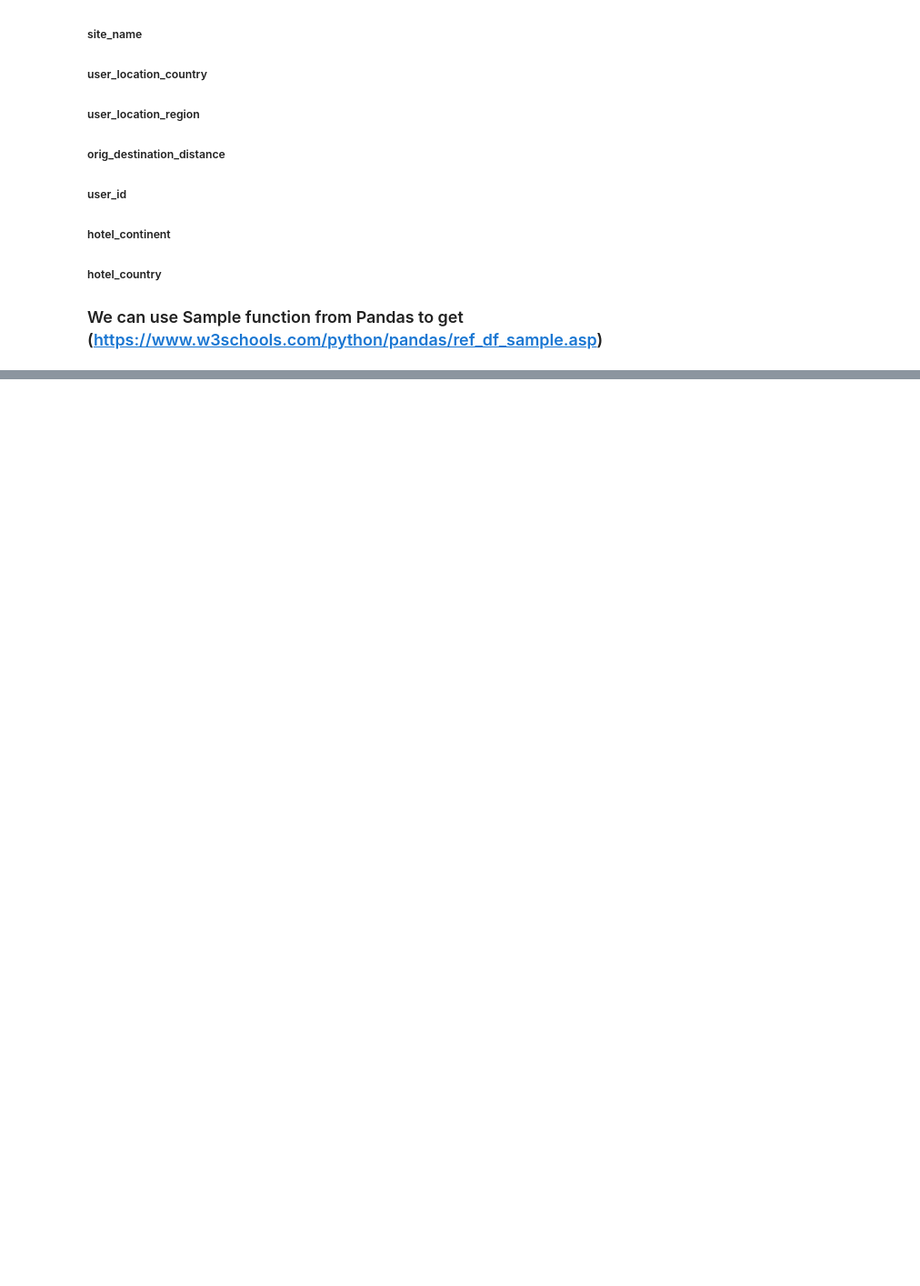
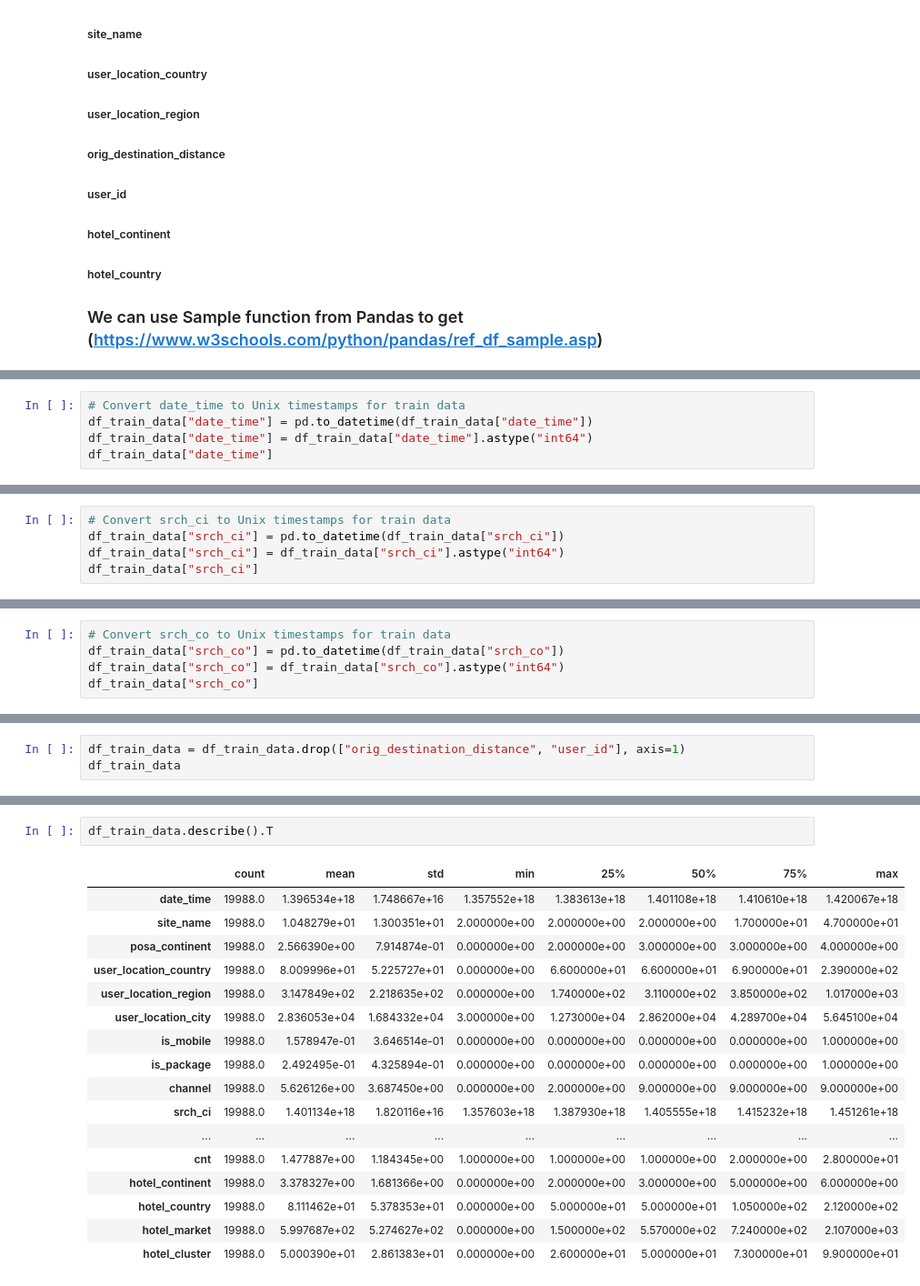
Before and after one commit to ChrisMiething/expedia-team-5, a Jupyter notebook: EDA.ipynb, the cells around one changed output, grey strips where cells are left out. Shown at 91% size. Cells and saved outputs as stored; diff of their text form; blank space fills up the shorter version.

```diff
--- a/EDA.ipynb
+++ b/EDA.ipynb
@@ -102,0 +152,5 @@ Index(['date_time', 'site_name', 'posa_continent', 'user_location_country',
+# %%
+# Convert date_time to Unix timestamps for train data
+df_train_data["date_time"] = pd.to_datetime(df_train_data["date_time"])
+df_train_data["date_time"] = df_train_data["date_time"].astype("int64")
+df_train_data["date_time"]
@@ -102,0 +188,5 @@ Index(['date_time', 'site_name', 'posa_continent', 'user_location_country',
+# %%
+# Convert srch_ci to Unix timestamps for train data
+df_train_data["srch_ci"] = pd.to_datetime(df_train_data["srch_ci"])
+df_train_data["srch_ci"] = df_train_data["srch_ci"].astype("int64")
+df_train_data["srch_ci"]
@@ -102,0 +224,5 @@ Index(['date_time', 'site_name', 'posa_continent', 'user_location_country',
+# %%
+# Convert srch_co to Unix timestamps for train data
+df_train_data["srch_co"] = pd.to_datetime(df_train_data["srch_co"])
+df_train_data["srch_co"] = df_train_data["srch_co"].astype("int64")
+df_train_data["srch_co"]
@@ -102,0 +260,3 @@ Index(['date_time', 'site_name', 'posa_continent', 'user_location_country',
+# %%
+df_train_data = df_train_data.drop(["orig_destination_distance", "user_id"], axis=1)
+df_train_data
@@ -102,0 +334,20 @@ Index(['date_time', 'site_name', 'posa_continent', 'user_location_country',
+# %%
+df_train_data.describe().T
+# %% [output]
+|  | count | mean | std | min | 25% | 50% | 75% | max |
+| date_time | 19988.0 | 1.396534e+18 | 1.748667e+16 | 1.357552e+18 | 1.383613e+18 | 1.401108e+18 | 1.410610e+18 | 1.420067e+18 |
+| site_name | 19988.0 | 1.048279e+01 | 1.300351e+01 | 2.000000e+00 | 2.000000e+00 | 2.000000e+00 | 1.700000e+01 | 4.700000e+01 |
+| posa_continent | 19988.0 | 2.566390e+00 | 7.914874e-01 | 0.000000e+00 | 2.000000e+00 | 3.000000e+00 | 3.000000e+00 | 4.000000e+00 |
+| user_location_country | 19988.0 | 8.009996e+01 | 5.225727e+01 | 0.000000e+00 | 6.600000e+01 | 6.600000e+01 | 6.900000e+01 | 2.390000e+02 |
+| user_location_region | 19988.0 | 3.147849e+02 | 2.218635e+02 | 0.000000e+00 | 1.740000e+02 | 3.110000e+02 | 3.850000e+02 | 1.017000e+03 |
+| user_location_city | 19988.0 | 2.836053e+04 | 1.684332e+04 | 3.000000e+00 | 1.273000e+04 | 2.862000e+04 | 4.289700e+04 | 5.645100e+04 |
+| is_mobile | 19988.0 | 1.578947e-01 | 3.646514e-01 | 0.000000e+00 | 0.000000e+00 | 0.000000e+00 | 0.000000e+00 | 1.000000e+00 |
+| is_package | 19988.0 | 2.492495e-01 | 4.325894e-01 | 0.000000e+00 | 0.000000e+00 | 0.000000e+00 | 0.000000e+00 | 1.000000e+00 |
+| channel | 19988.0 | 5.626126e+00 | 3.687450e+00 | 0.000000e+00 | 2.000000e+00 | 9.000000e+00 | 9.000000e+00 | 9.000000e+00 |
+| srch_ci | 19988.0 | 1.401134e+18 | 1.820116e+16 | 1.357603e+18 | 1.387930e+18 | 1.405555e+18 | 1.415232e+18 | 1.451261e+18 |
+| ... | ... | ... | ... | ... | ... | ... | ... | ... |
+| cnt | 19988.0 | 1.477887e+00 | 1.184345e+00 | 1.000000e+00 | 1.000000e+00 | 1.000000e+00 | 2.000000e+00 | 2.800000e+01 |
+| hotel_continent | 19988.0 | 3.378327e+00 | 1.681366e+00 | 0.000000e+00 | 2.000000e+00 | 3.000000e+00 | 5.000000e+00 | 6.000000e+00 |
+| hotel_country | 19988.0 | 8.111462e+01 | 5.378353e+01 | 0.000000e+00 | 5.000000e+01 | 5.000000e+01 | 1.050000e+02 | 2.120000e+02 |
+| hotel_market | 19988.0 | 5.997687e+02 | 5.274627e+02 | 0.000000e+00 | 1.500000e+02 | 5.570000e+02 | 7.240000e+02 | 2.107000e+03 |
+| hotel_cluster | 19988.0 | 5.000390e+01 | 2.861383e+01 | 0.000000e+00 | 2.600000e+01 | 5.000000e+01 | 7.300000e+01 | 9.900000e+01 |
```
Also changed, not shown: parts of 27 cells of this notebook.
